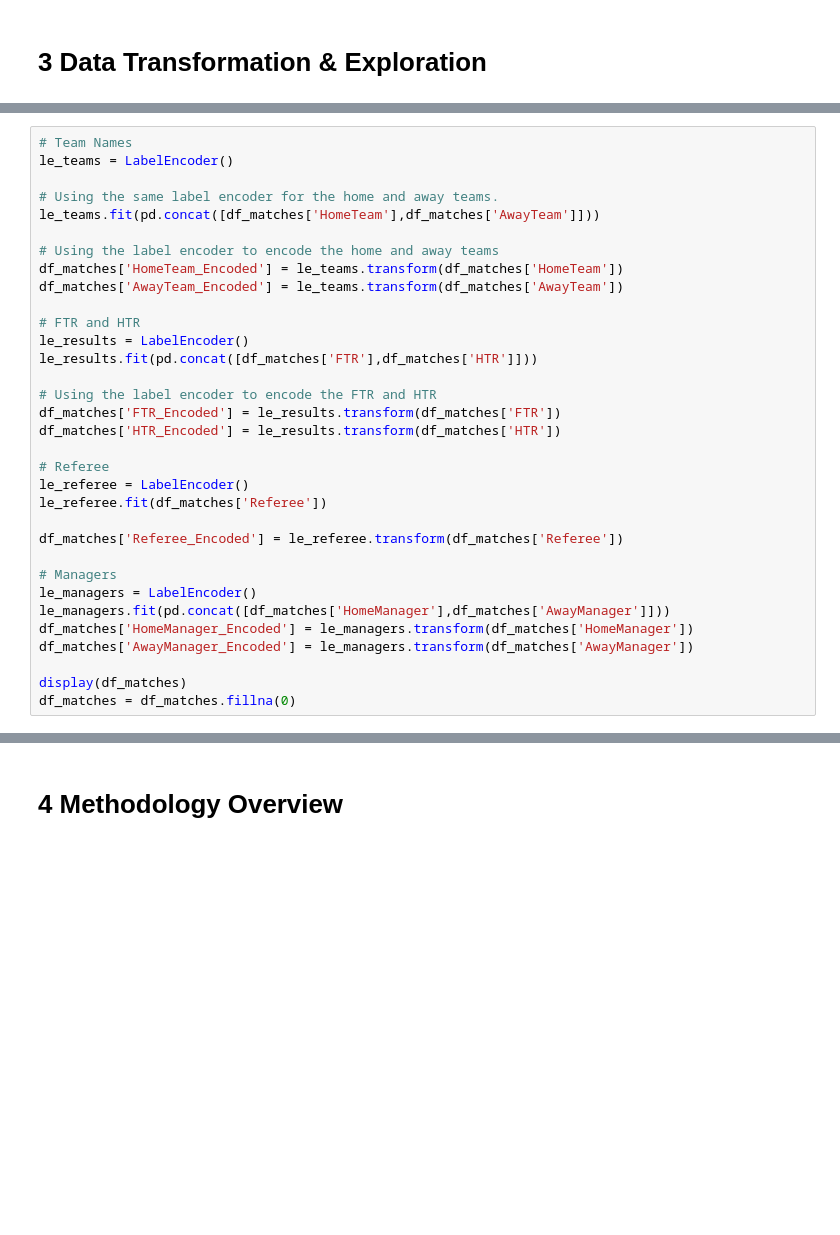
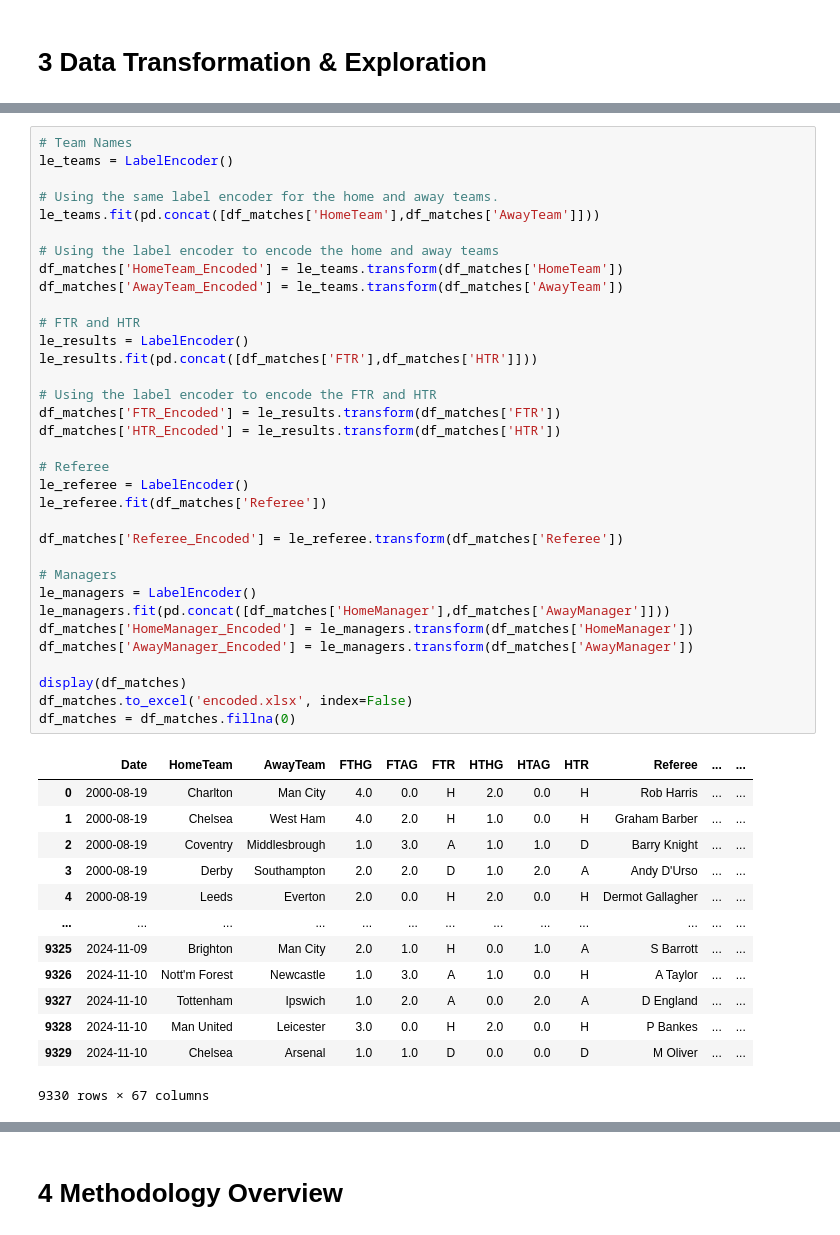
Before and after one commit to chenhsu16/SVM_Collab, a Jupyter notebook: SVM_Final.ipynb, the cells around one changed output, grey strips where cells are left out. Drawn from its saved outputs; the diff is of its cells as text; blank space fills up the shorter version.

```diff
--- a/SVM_Final.ipynb
+++ b/SVM_Final.ipynb
@@ -276,33 +373,48 @@ le_teams = LabelEncoder()
 
 # Using the same label encoder for the home and away teams.
 le_teams.fit(pd.concat([df_matches['HomeTeam'],df_matches['AwayTeam']]))
 
 # Using the label encoder to encode the home and away teams
 df_matches['HomeTeam_Encoded'] = le_teams.transform(df_matches['HomeTeam'])
 df_matches['AwayTeam_Encoded'] = le_teams.transform(df_matches['AwayTeam'])
 
 # FTR and HTR
 le_results = LabelEncoder()
 le_results.fit(pd.concat([df_matches['FTR'],df_matches['HTR']]))
 
 # Using the label encoder to encode the FTR and HTR
 df_matches['FTR_Encoded'] = le_results.transform(df_matches['FTR'])
 df_matches['HTR_Encoded'] = le_results.transform(df_matches['HTR'])
 
 # Referee
 le_referee = LabelEncoder()
 le_referee.fit(df_matches['Referee'])
 
 df_matches['Referee_Encoded'] = le_referee.transform(df_matches['Referee'])
 
 # Managers
 le_managers = LabelEncoder()
 le_managers.fit(pd.concat([df_matches['HomeManager'],df_matches['AwayManager']]))
 df_matches['HomeManager_Encoded'] = le_managers.transform(df_matches['HomeManager'])
 df_matches['AwayManager_Encoded'] = le_managers.transform(df_matches['AwayManager'])
 
 display(df_matches)
+df_matches.to_excel('encoded.xlsx', index=False)
 df_matches = df_matches.fillna(0)
+# %% [output]
+|  | Date | HomeTeam | AwayTeam | FTHG | FTAG | FTR | HTHG | HTAG | HTR | Referee | ... | ... |
+| 0 | 2000-08-19 | Charlton | Man City | 4.0 | 0.0 | H | 2.0 | 0.0 | H | Rob Harris | ... | ... |
+| 1 | 2000-08-19 | Chelsea | West Ham | 4.0 | 2.0 | H | 1.0 | 0.0 | H | Graham Barber | ... | ... |
+| 2 | 2000-08-19 | Coventry | Middlesbrough | 1.0 | 3.0 | A | 1.0 | 1.0 | D | Barry Knight | ... | ... |
+| 3 | 2000-08-19 | Derby | Southampton | 2.0 | 2.0 | D | 1.0 | 2.0 | A | Andy D'Urso | ... | ... |
+| 4 | 2000-08-19 | Leeds | Everton | 2.0 | 0.0 | H | 2.0 | 0.0 | H | Dermot Gallagher | ... | ... |
+| ... | ... | ... | ... | ... | ... | ... | ... | ... | ... | ... | ... | ... |
+| 9325 | 2024-11-09 | Brighton | Man City | 2.0 | 1.0 | H | 0.0 | 1.0 | A | S Barrott | ... | ... |
+| 9326 | 2024-11-10 | Nott'm Forest | Newcastle | 1.0 | 3.0 | A | 1.0 | 0.0 | H | A Taylor | ... | ... |
+| 9327 | 2024-11-10 | Tottenham | Ipswich | 1.0 | 2.0 | A | 0.0 | 2.0 | A | D England | ... | ... |
+| 9328 | 2024-11-10 | Man United | Leicester | 3.0 | 0.0 | H | 2.0 | 0.0 | H | P Bankes | ... | ... |
+| 9329 | 2024-11-10 | Chelsea | Arsenal | 1.0 | 1.0 | D | 0.0 | 0.0 | D | M Oliver | ... | ... |
+9330 rows × 67 columns
 # %%
 # Defining the input features
 input_features = ['HomeTeam_Encoded','AwayTeam_Encoded','HomeManager_Encoded',
```
Also changed, not shown: parts of 10 cells of this notebook, 3 other files.
